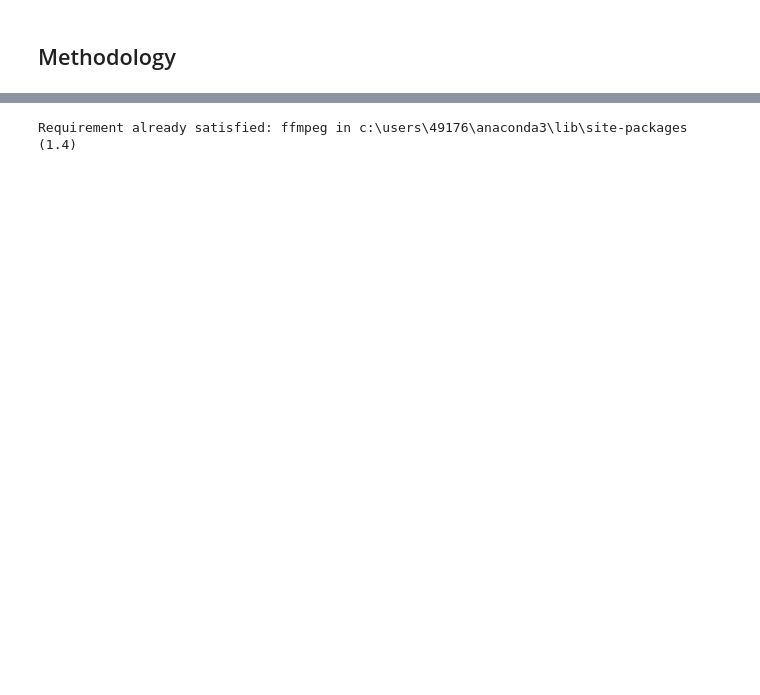
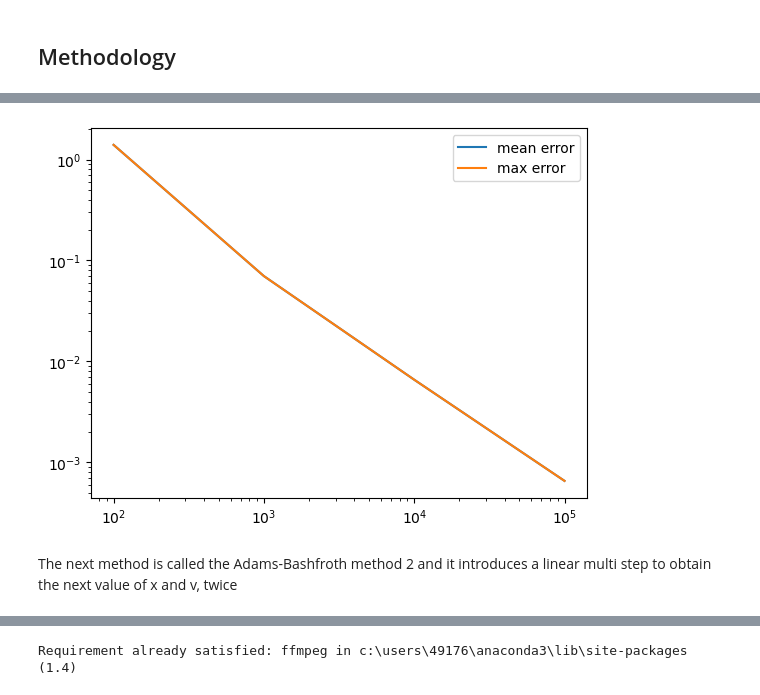
Before and after one commit to hasankin19/PHY-480-Project, a Jupyter notebook: PHY480-905_SemesterProjectTemplate.ipynb, the cells around one changed output, grey strips where cells are left out. Saved outputs shown, nothing was run; the diff lists cells and outputs as text; code cells hidden in the pictures; blank space fills up the shorter version.

```diff
--- a/PHY480-905_SemesterProjectTemplate.ipynb
+++ b/PHY480-905_SemesterProjectTemplate.ipynb
@@ -437,0 +229,39 @@ KeyboardInterrupt:
+# %%
+
+def euler(f, tf, n, mu):
+    V_values = [0]  # Initial condition for V
+    X_values = [1]  # Initial condition for X
+    h = tf / n
+    tpoints = np.arange(0, tf, h)
+    for t in tpoints[1:]:
+        X, V = X_values[-1], V_values[-1]
+
+        # Calculate derivatives at the current point
+        dX, dV = f(mu, t, X, V)
+
+        # Update X and V using Euler's method
+        X_new = X + h * dX
+        V_new = V + h * dV
+
+        # Append the new values to the lists
+        X_values.append(X_new)
+        V_values.append(V_new)
+
+    return tpoints, X_values, V_values
+# %%
+tsteps=[100,1000,10000,100000]
+mean_err=[]
+max_err=[]
+for ts in tsteps:
+    trk,xrk,vrk=euler(VDPO,20,ts,0)
+    Act=np.cos(trk)
+    max_err.append(np.max(np.abs(xrk-Act)))
+    mean_err.append(np.mean(np.abs(xrk-Act)))
+plt.plot(tsteps,mean_err,label='mean error')
+plt.plot(tsteps,mean_err,label='max error')
+plt.yscale('log')
+plt.xscale('log')
+plt.legend()
+plt.show()
+# %% [output]
+[figure, added]
@@ -437,0 +270,2 @@ KeyboardInterrupt:
+# %% [markdown]
+The next method is called the Adams-Bashfroth method 2 and it introduces a linear multi step to obtain the next value of x and v, twice
```
Also changed, not shown: parts of 101 cells of this notebook.
